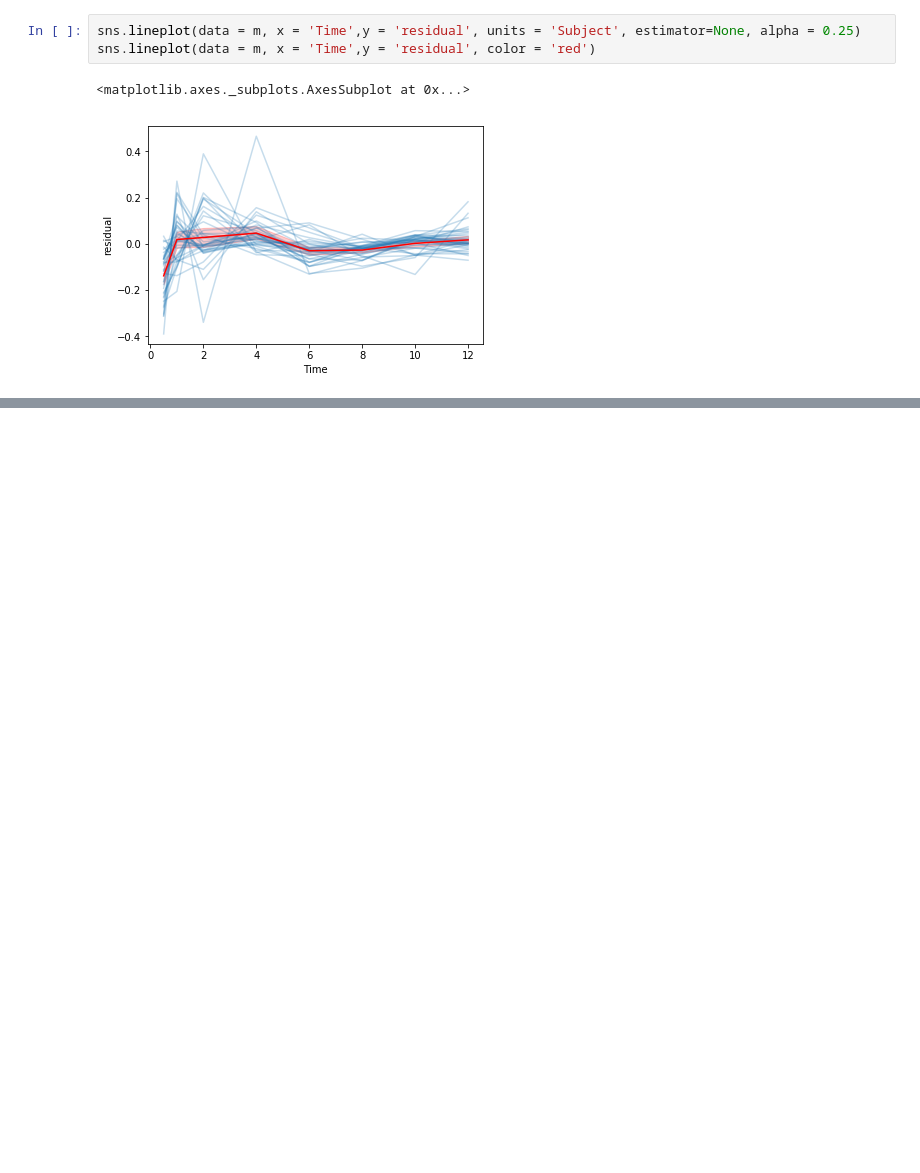
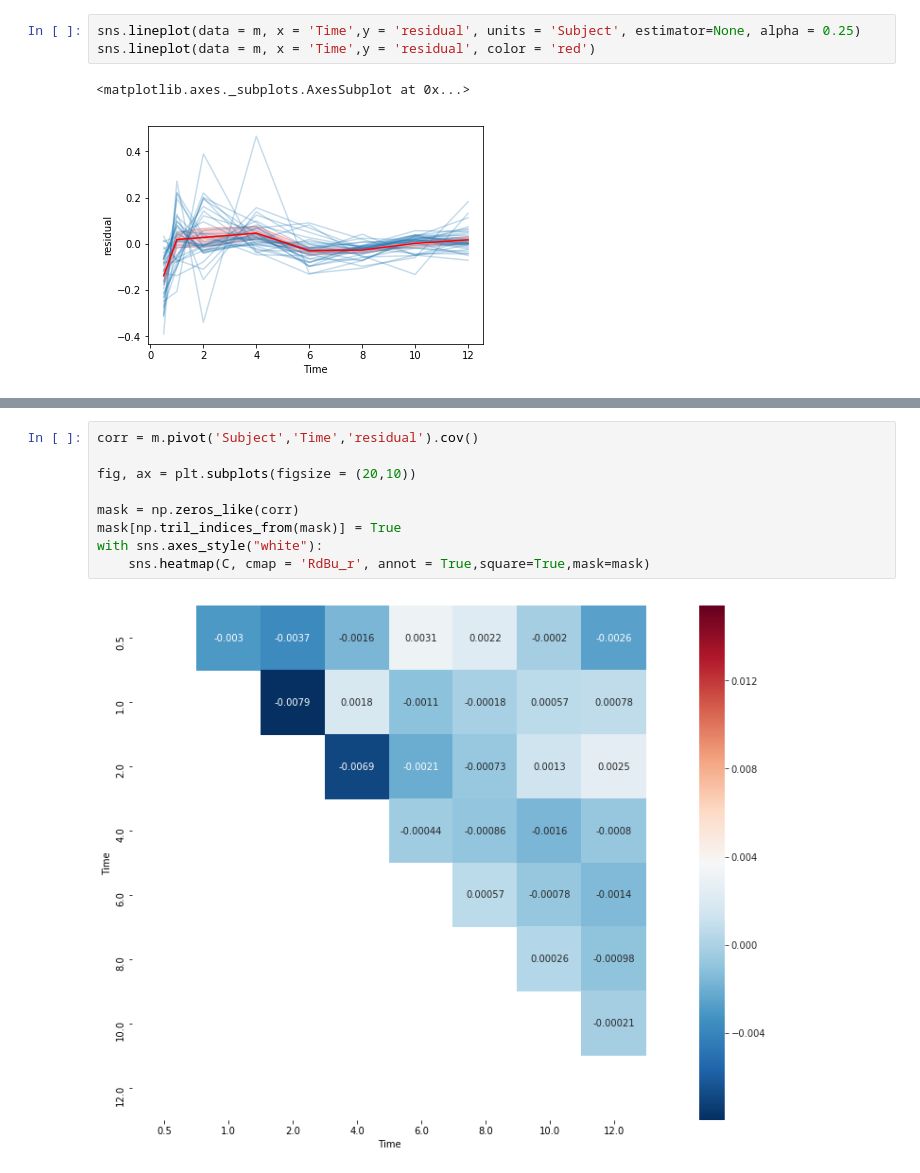
Before and after one commit to pgh79/PhD-Code, a Jupyter notebook: 2018-09 Apixiban Bayesian Models/Data Analysis/Create Residuals.ipynb, the cells around one changed output, grey strips where cells are left out. Saved outputs shown, nothing was run; the diff lists cells and outputs as text; blank space fills up the shorter version.

```diff
--- a/2018-09 Apixiban Bayesian Models/Data Analysis/Create Residuals.ipynb
+++ b/2018-09 Apixiban Bayesian Models/Data Analysis/Create Residuals.ipynb
@@ -83,0 +107,11 @@ sns.lineplot(data = m, x = 'Time',y = 'residual', color = 'red')
+# %%
+corr = m.pivot('Subject','Time','residual').cov()
+
+fig, ax = plt.subplots(figsize = (20,10))
+
+mask = np.zeros_like(corr)
+mask[np.tril_indices_from(mask)] = True
+with sns.axes_style("white"):
+    sns.heatmap(C, cmap = 'RdBu_r', annot = True,square=True,mask=mask)
+# %% [output]
+[figure, added]
```
Also changed, not shown: parts of 8 cells of this notebook, 18 other files.
